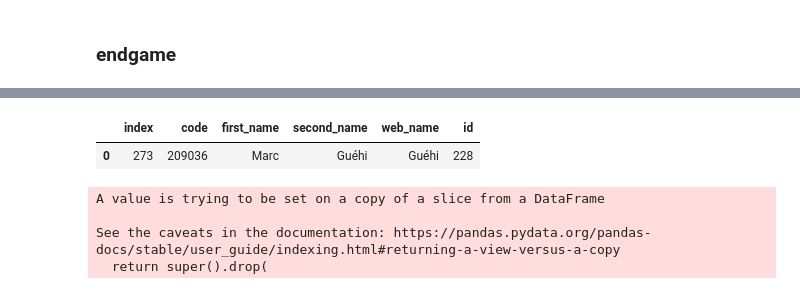
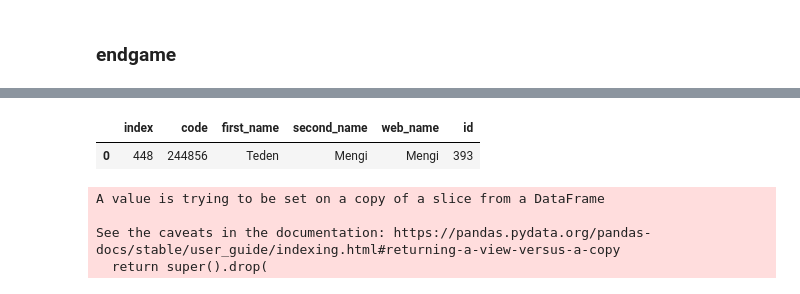
Before and after one commit to spiros26/FPL-Project, a Jupyter notebook: ev_creator/ALEX.ipynb, the cells around one changed output, grey strips where cells are left out. Drawn from its saved outputs; the diff is of its cells as text; code cells hidden in the pictures.

```diff
--- a/ev_creator/ALEX.ipynb
+++ b/ev_creator/ALEX.ipynb
@@ -797,11 +791,11 @@ ev_df.sort_values(by='value',ascending=False)[:20]
 # %%
 pr = players_raw['2023-24']
 #727, 726,721,693
-new_players = pr[pr['id']==228][['code', 'first_name', 'second_name', 'web_name', 'id']].reset_index()
+new_players = pr[pr['id']==393][['code', 'first_name', 'second_name', 'web_name', 'id']].reset_index()
 new_players
 # %% [output]
 |  | index | code | first_name | second_name | web_name | id |
-| 0 | 273 | 209036 | Marc | Guéhi | Guéhi | 228 |
+| 0 | 448 | 244856 | Teden | Mengi | Mengi | 393 |
 # %%
 from modules.data_viz import best_options, barplots
 
```
Also changed, not shown: parts of 12 cells of this notebook, 34 other files.
